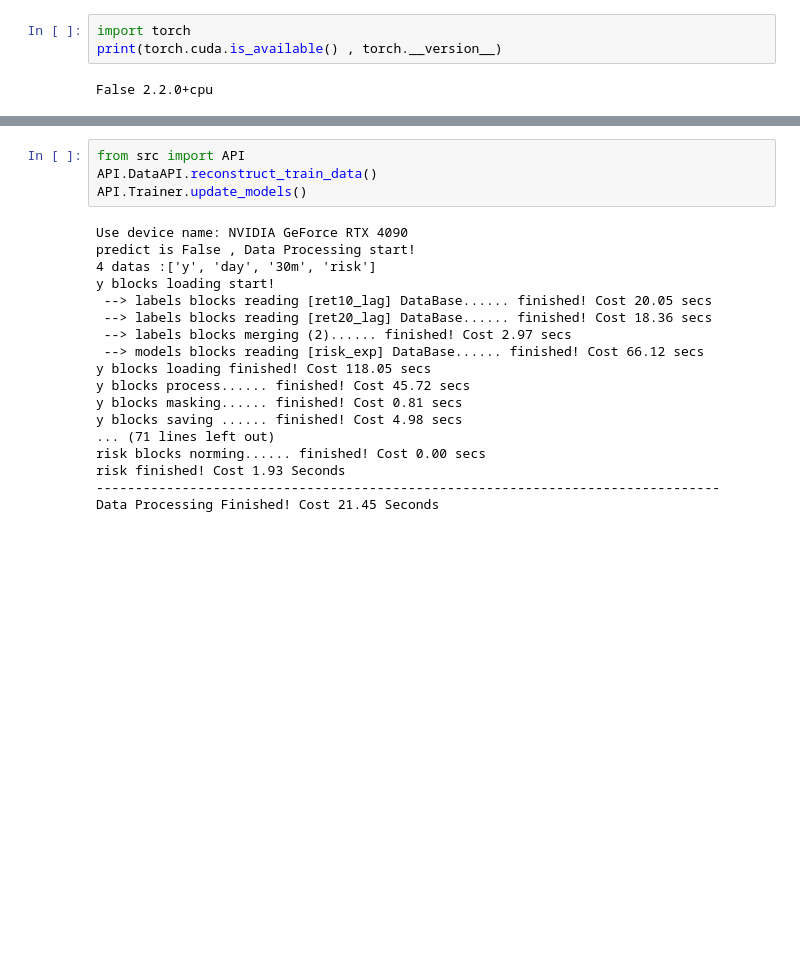
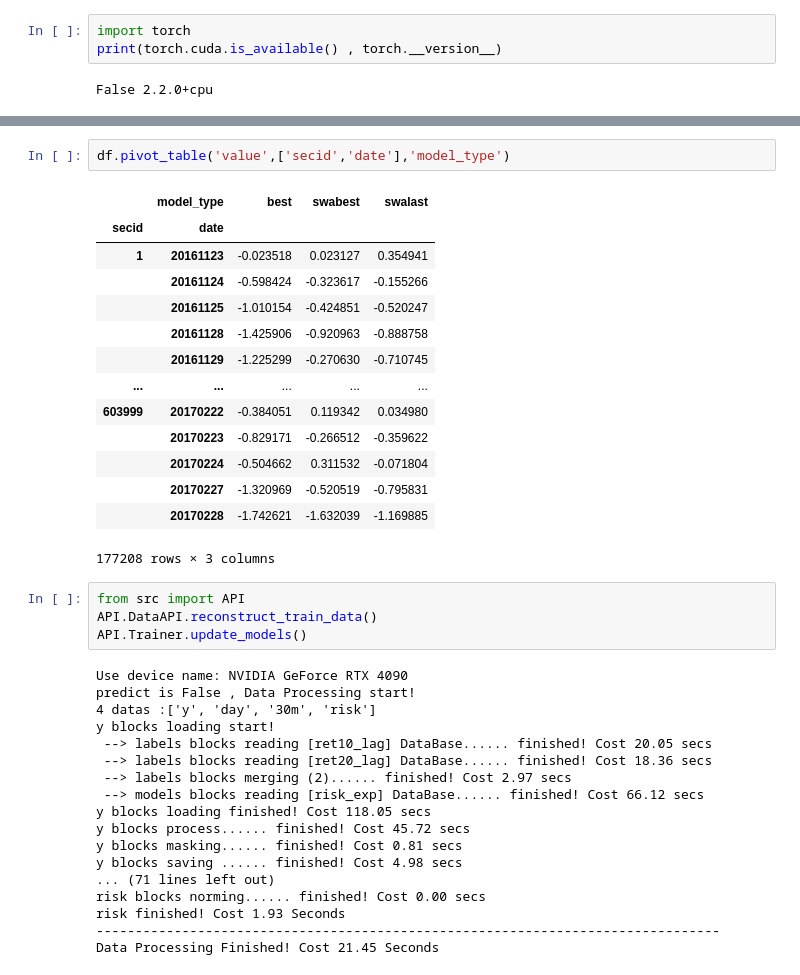
Before and after one commit to mengkjin/learndl, a Jupyter notebook: main_train.ipynb, the cells around one changed output, grey strips where cells are left out. Drawn from its saved outputs; the diff is of its cells as text; blank space fills up the shorter version.

```diff
--- a/main_train.ipynb
+++ b/main_train.ipynb
@@ -52,3 +280,20 @@ AnnIR        5.7026  5.7264  5.6878  6.4645  6.4259  6.4281  6.3051  6.3680  6.4
+# %%
+df.pivot_table('value',['secid','date'],'model_type')
+# %% [output]
+|  | model_type | best | swabest | swalast |
+| secid | date |  |  |  |
+| 1 | 20161123 | -0.023518 | 0.023127 | 0.354941 |
+|  | 20161124 | -0.598424 | -0.323617 | -0.155266 |
+|  | 20161125 | -1.010154 | -0.424851 | -0.520247 |
+|  | 20161128 | -1.425906 | -0.920963 | -0.888758 |
+|  | 20161129 | -1.225299 | -0.270630 | -0.710745 |
+| ... | ... | ... | ... | ... |
+| 603999 | 20170222 | -0.384051 | 0.119342 | 0.034980 |
+|  | 20170223 | -0.829171 | -0.266512 | -0.359622 |
+|  | 20170224 | -0.504662 | 0.311532 | -0.071804 |
+|  | 20170227 | -1.320969 | -0.520519 | -0.795831 |
+|  | 20170228 | -1.742621 | -1.632039 | -1.169885 |
+177208 rows × 3 columns
 # %%
 from src import API
 API.DataAPI.reconstruct_train_data()
```
Also changed, not shown: parts of 6 cells of this notebook, 28 other files.
